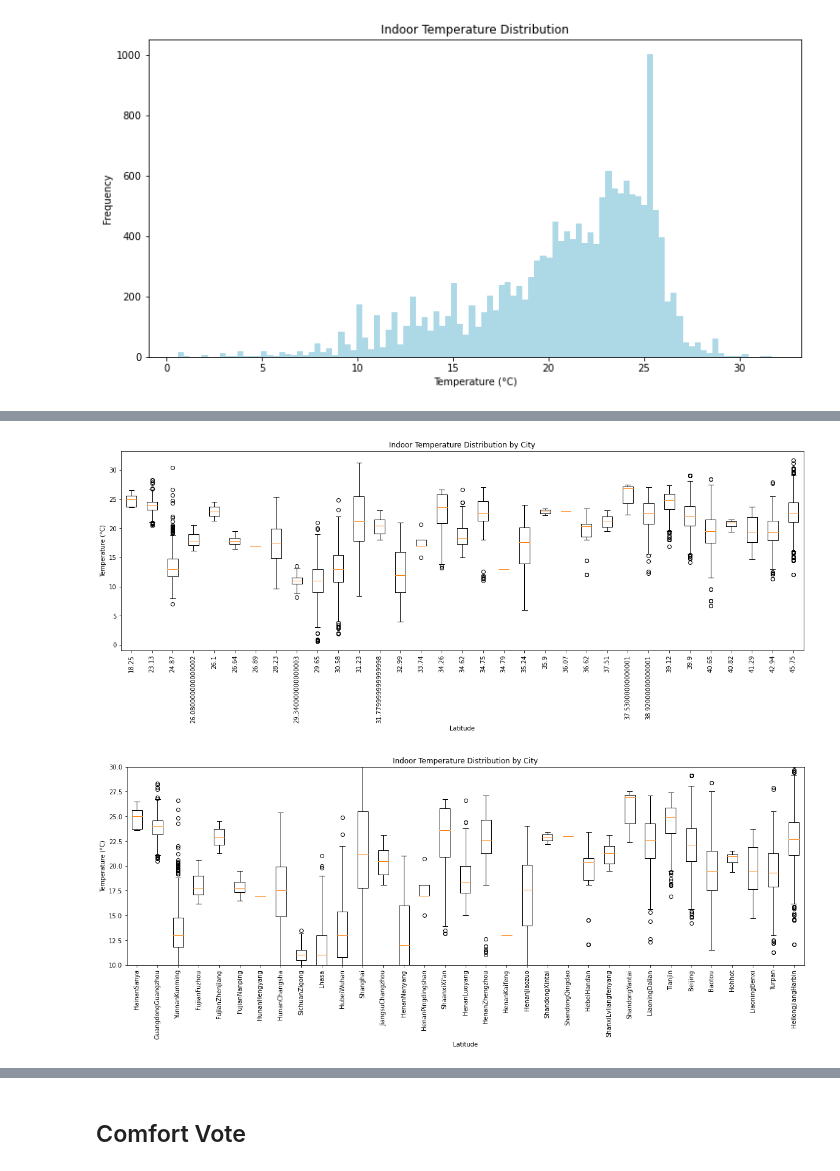
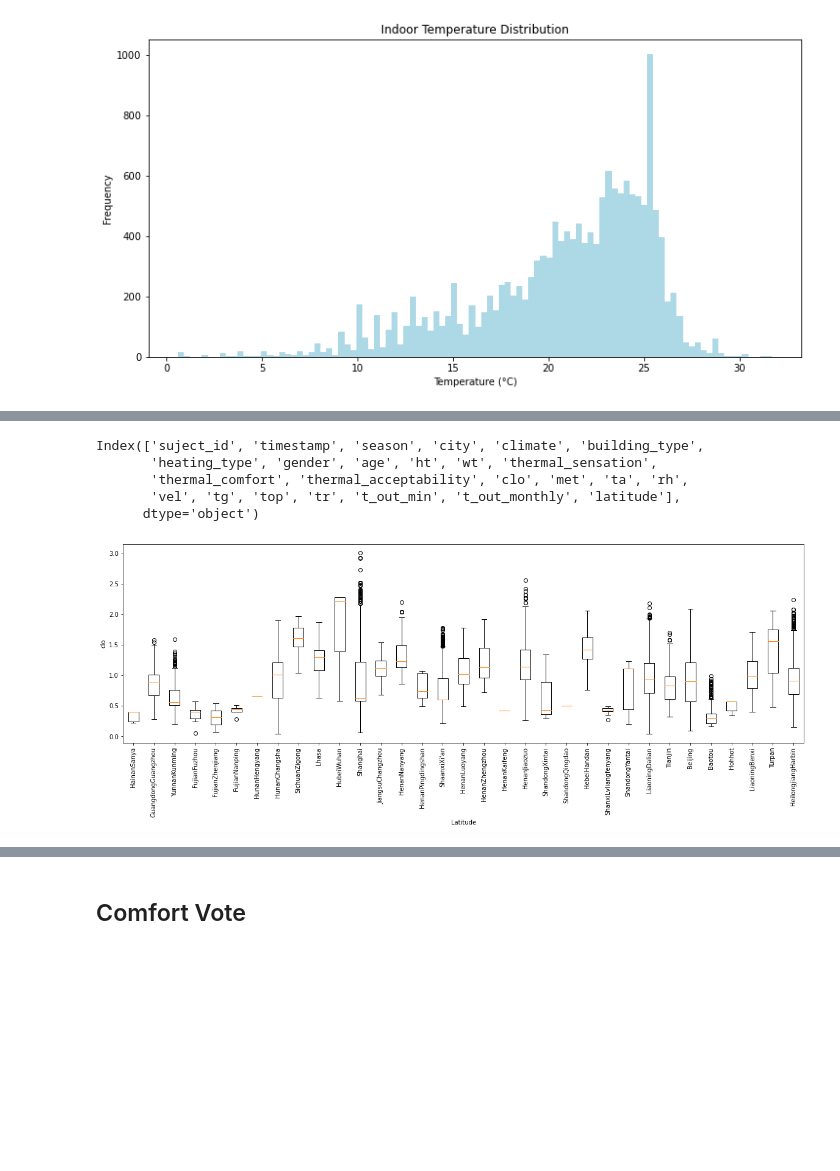
Before and after one commit to ruijis/RD_comfort, a Jupyter notebook: Data_explore.ipynb, the cells around one changed output, grey strips where cells are left out. Cells and saved outputs as stored; diff of their text form; code cells hidden in the pictures; blank space fills up the shorter version.

```diff
--- a/Data_explore.ipynb
+++ b/Data_explore.ipynb
@@ -32,6 +33,7 @@ df_city = df.groupby('city').agg(
     ta=('ta', 'mean'),
     top=('top', 'mean'),
     clo=('clo', 'mean'),
+    tout=('t_out_monthly', 'mean'),
     latitude=('latitude', 'mean')
 ).reset_index()
 # %%
@@ -98,27 +90,24 @@ df_city
 | 21 | LiaoningBenxi | 22 | -0.136364 | 1.409091 | 0.613636 | 19.736364 | 19.736364 | 1.035455 | ... |
 | 31 | Turpan | 283 | -0.031802 | 1.158273 | 0.491429 | 18.206714 | 19.441343 | 1.422756 | ... |
 | 8 | HeilongjiangHarbin | 3552 | 0.293300 | 1.623226 | 0.749831 | 23.085107 | 22.707995 | 0.923361 | ... |
+# %%
+df.columns
+# %% [output]
+Index(['suject_id', 'timestamp', 'season', 'city', 'climate', 'building_type',
+       'heating_type', 'gender', 'age', 'ht', 'wt', 'thermal_sensation',
+       'thermal_comfort', 'thermal_acceptability', 'clo', 'met', 'ta', 'rh',
+       'vel', 'tg', 'top', 'tr', 't_out_min', 't_out_monthly', 'latitude'],
+      dtype='object')
 # %%
-# box plot the indoor temperature distribution by city, show latitude as x-axis
+# box plot the x distribution by city, show latitude as x-axis
+x = 'clo'
 plt.figure(figsize=(20, 6))
-plt.boxplot([df[df['city'] == city]['top'] for city in df_city['city']], labels=df_city['latitude'])
-plt.title('Indoor Temperature Distribution by City')
+plt.boxplot([df[df['city'] == city][x] for city in df_city['city']], labels=df_city['city'])
+# limit the y-axis to 10-30
+# plt.ylim(10, 30)
 plt.xlabel('Latitude')
-plt.ylabel('Temperature (°C)')
-plt.xticks(rotation=90)  # Rotate x-axis labels by 45 degrees
+plt.ylabel(x)
+plt.xticks(rotation=90) # Rotate x-axis labels by 45 degrees
 plt.show()
 # %% [output]
-[figure, old version]
+[figure, new version]
-# %%
-# box plot the indoor temperature distribution by city, show latitude as x-axis
-plt.figure(figsize=(20, 6))
-plt.boxplot([df[df['city'] == city]['top'] for city in df_city['city']], labels=df_city['city'])
-# limit the y-axis to 10-30
-plt.ylim(10, 30)
-plt.title('Indoor Temperature Distribution by City')
-plt.xlabel('Latitude')
-plt.ylabel('Temperature (°C)')
-plt.xticks(rotation=90) # Rotate x-axis labels by 45 degrees
-plt.show()
-# %% [output]
-[figure, removed]
```
Also changed, not shown: parts of 9 cells of this notebook, 5 other files.
